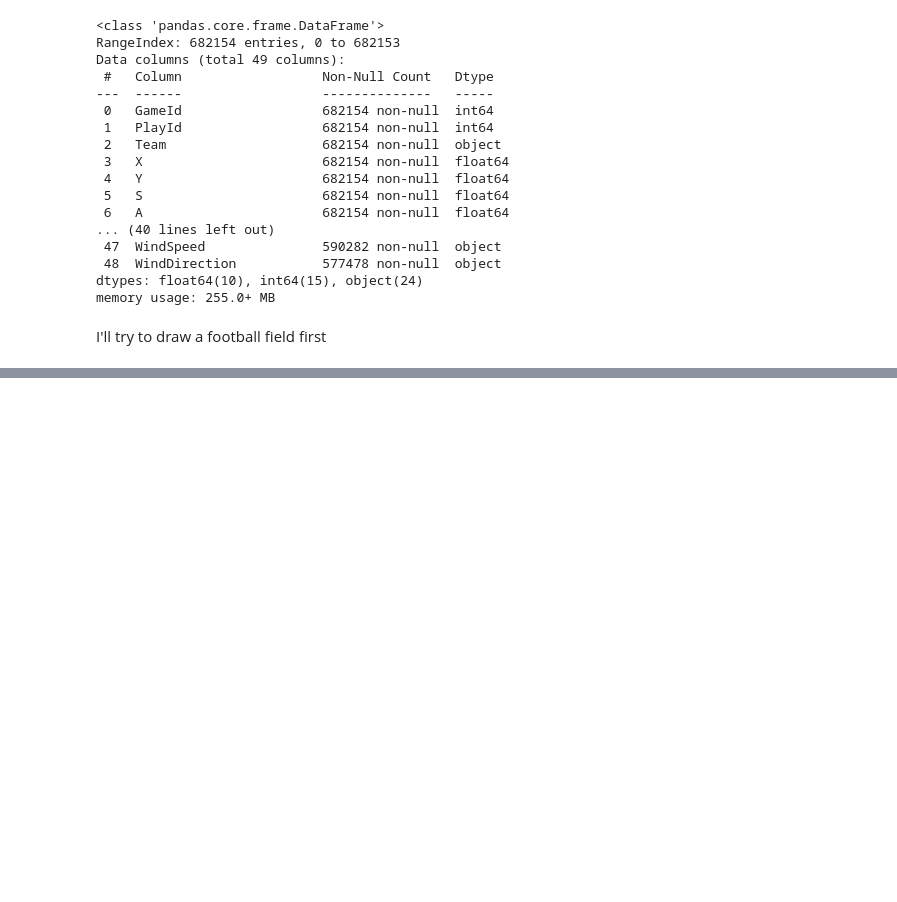
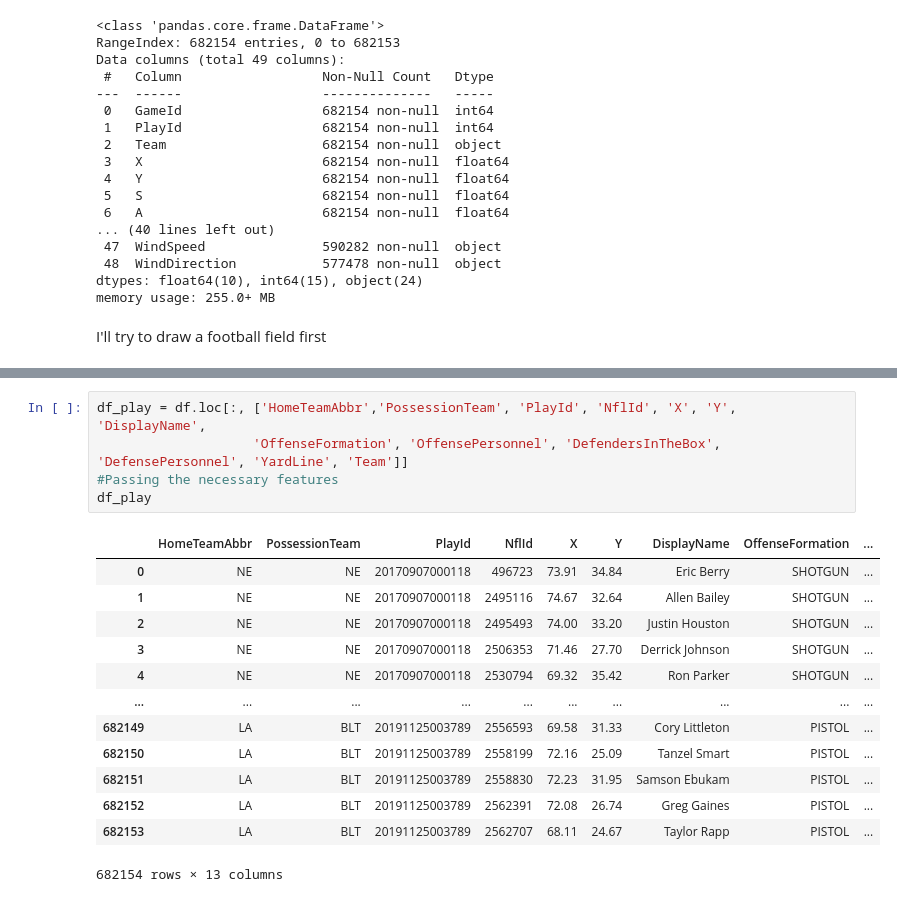
Before and after one commit to Ailihamu/NFL_BigData, a Jupyter notebook: NflTeamFormat_to_Yards.ipynb, the cells around one changed output, grey strips where cells are left out. Cells and saved outputs as stored; diff of their text form; blank space fills up the shorter version.

```diff
--- a/NflTeamFormat_to_Yards.ipynb
+++ b/NflTeamFormat_to_Yards.ipynb
@@ -112,0 +159,19 @@ draw_field()
+# %%
+df_play = df.loc[:, ['HomeTeamAbbr','PossessionTeam', 'PlayId', 'NflId', 'X', 'Y', 'DisplayName',
+                    'OffenseFormation', 'OffensePersonnel', 'DefendersInTheBox', 'DefensePersonnel', 'YardLine', 'Team']]
+#Passing the necessary features
+df_play
+# %% [output]
+|  | HomeTeamAbbr | PossessionTeam | PlayId | NflId | X | Y | DisplayName | OffenseFormation | ... |
+| 0 | NE | NE | 20170907000118 | 496723 | 73.91 | 34.84 | Eric Berry | SHOTGUN | ... |
+| 1 | NE | NE | 20170907000118 | 2495116 | 74.67 | 32.64 | Allen Bailey | SHOTGUN | ... |
+| 2 | NE | NE | 20170907000118 | 2495493 | 74.00 | 33.20 | Justin Houston | SHOTGUN | ... |
+| 3 | NE | NE | 20170907000118 | 2506353 | 71.46 | 27.70 | Derrick Johnson | SHOTGUN | ... |
+| 4 | NE | NE | 20170907000118 | 2530794 | 69.32 | 35.42 | Ron Parker | SHOTGUN | ... |
+| ... | ... | ... | ... | ... | ... | ... | ... | ... | ... |
+| 682149 | LA | BLT | 20191125003789 | 2556593 | 69.58 | 31.33 | Cory Littleton | PISTOL | ... |
+| 682150 | LA | BLT | 20191125003789 | 2558199 | 72.16 | 25.09 | Tanzel Smart | PISTOL | ... |
+| 682151 | LA | BLT | 20191125003789 | 2558830 | 72.23 | 31.95 | Samson Ebukam | PISTOL | ... |
+| 682152 | LA | BLT | 20191125003789 | 2562391 | 72.08 | 26.74 | Greg Gaines | PISTOL | ... |
+| 682153 | LA | BLT | 20191125003789 | 2562707 | 68.11 | 24.67 | Taylor Rapp | PISTOL | ... |
+682154 rows × 13 columns
```
Also changed, not shown: parts of 4 cells of this notebook.
